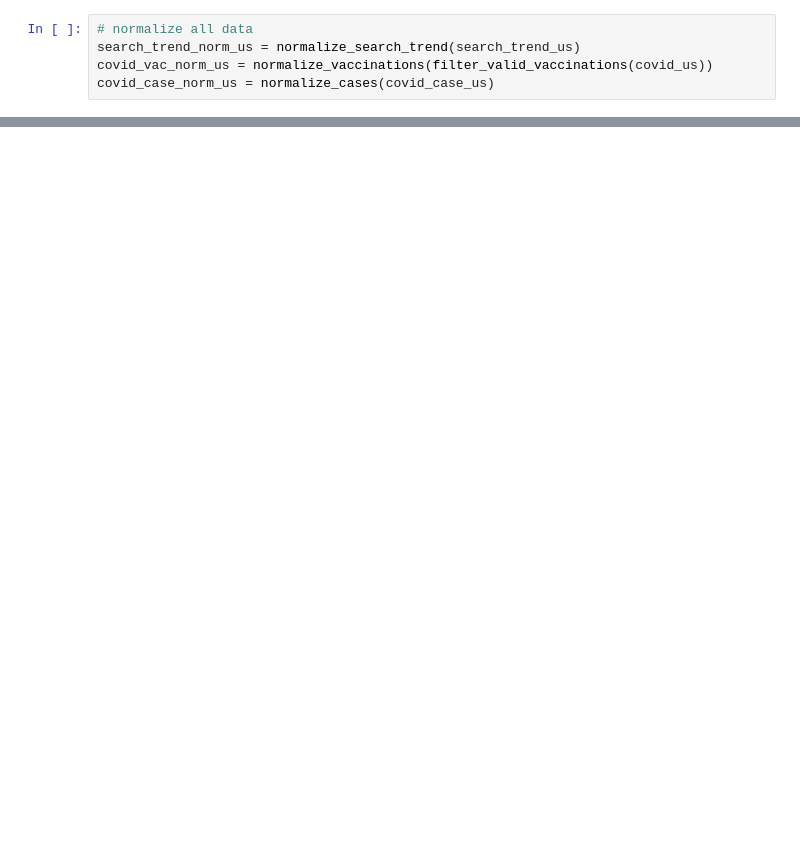
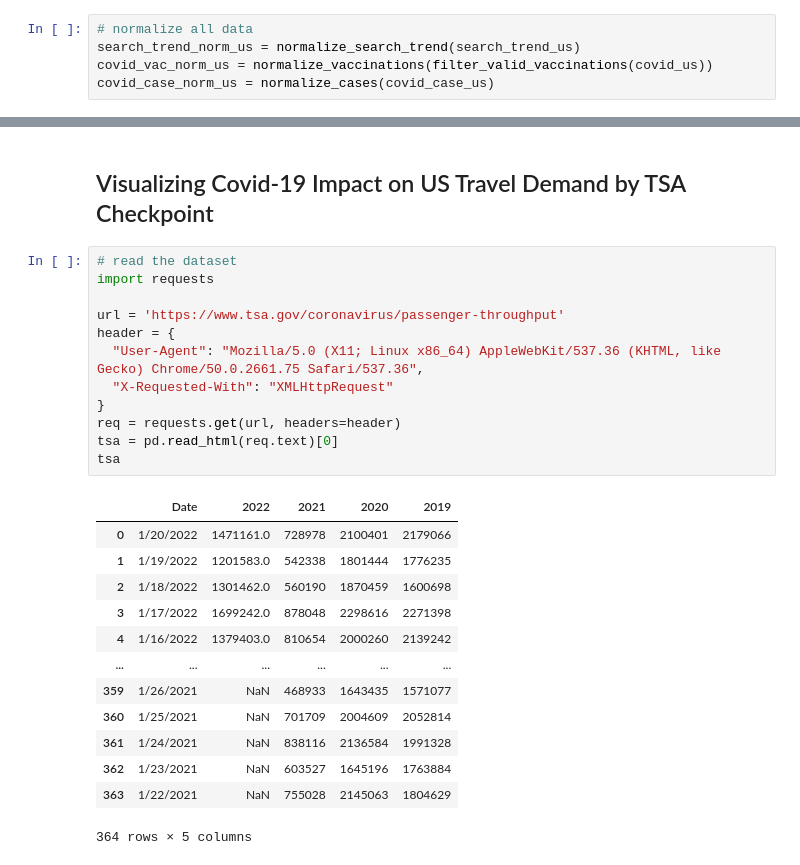
Before and after one commit to jitrapon/mads-milestone-i, a Jupyter notebook: exploration.ipynb, the cells around one changed output, grey strips where cells are left out. Drawn from its saved outputs; the diff is of its cells as text; blank space fills up the shorter version.

Commit message:
Add TSA dataset

```diff
--- a/exploration.ipynb
+++ b/exploration.ipynb
@@ -370,0 +373,28 @@ plot_combined(merged, 'Covid Case Count on Search Trend in US')
+# %% [markdown]
+## Visualizing Covid-19 Impact on US Travel Demand by TSA Checkpoint
+# %%
+# read the dataset
+import requests
+
+url = 'https://www.tsa.gov/coronavirus/passenger-throughput'
+header = {
+  "User-Agent": "Mozilla/5.0 (X11; Linux x86_64) AppleWebKit/537.36 (KHTML, like Gecko) Chrome/50.0.2661.75 Safari/537.36",
+  "X-Requested-With": "XMLHttpRequest"
+}
+req = requests.get(url, headers=header)
+tsa = pd.read_html(req.text)[0]
+tsa
+# %% [output]
+|  | Date | 2022 | 2021 | 2020 | 2019 |
+| 0 | 1/20/2022 | 1471161.0 | 728978 | 2100401 | 2179066 |
+| 1 | 1/19/2022 | 1201583.0 | 542338 | 1801444 | 1776235 |
+| 2 | 1/18/2022 | 1301462.0 | 560190 | 1870459 | 1600698 |
+| 3 | 1/17/2022 | 1699242.0 | 878048 | 2298616 | 2271398 |
+| 4 | 1/16/2022 | 1379403.0 | 810654 | 2000260 | 2139242 |
+| ... | ... | ... | ... | ... | ... |
+| 359 | 1/26/2021 | NaN | 468933 | 1643435 | 1571077 |
+| 360 | 1/25/2021 | NaN | 701709 | 2004609 | 2052814 |
+| 361 | 1/24/2021 | NaN | 838116 | 2136584 | 1991328 |
+| 362 | 1/23/2021 | NaN | 603527 | 1645196 | 1763884 |
+| 363 | 1/22/2021 | NaN | 755028 | 2145063 | 1804629 |
+364 rows × 5 columns
```
Also changed, not shown: parts of 17 cells of this notebook.
